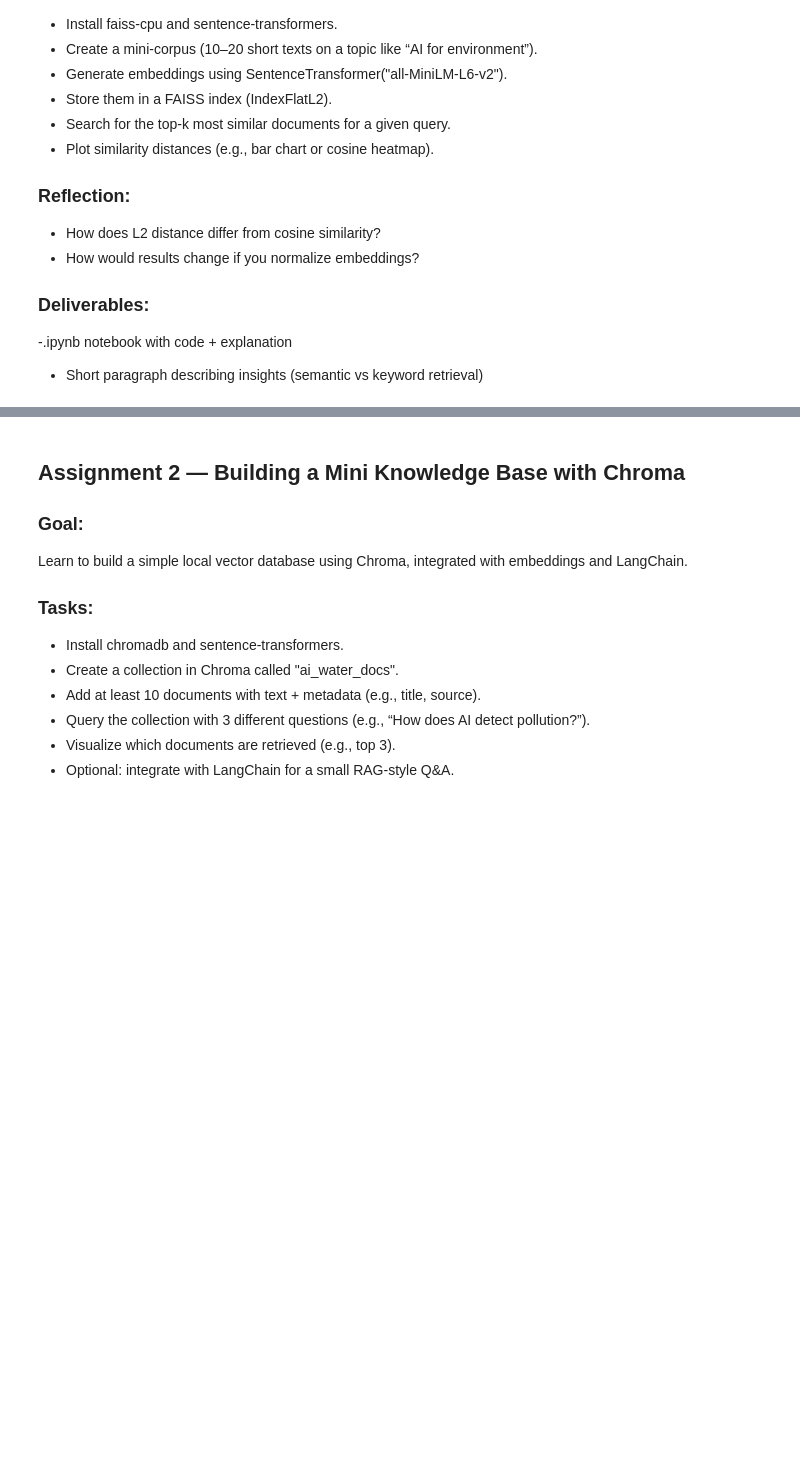
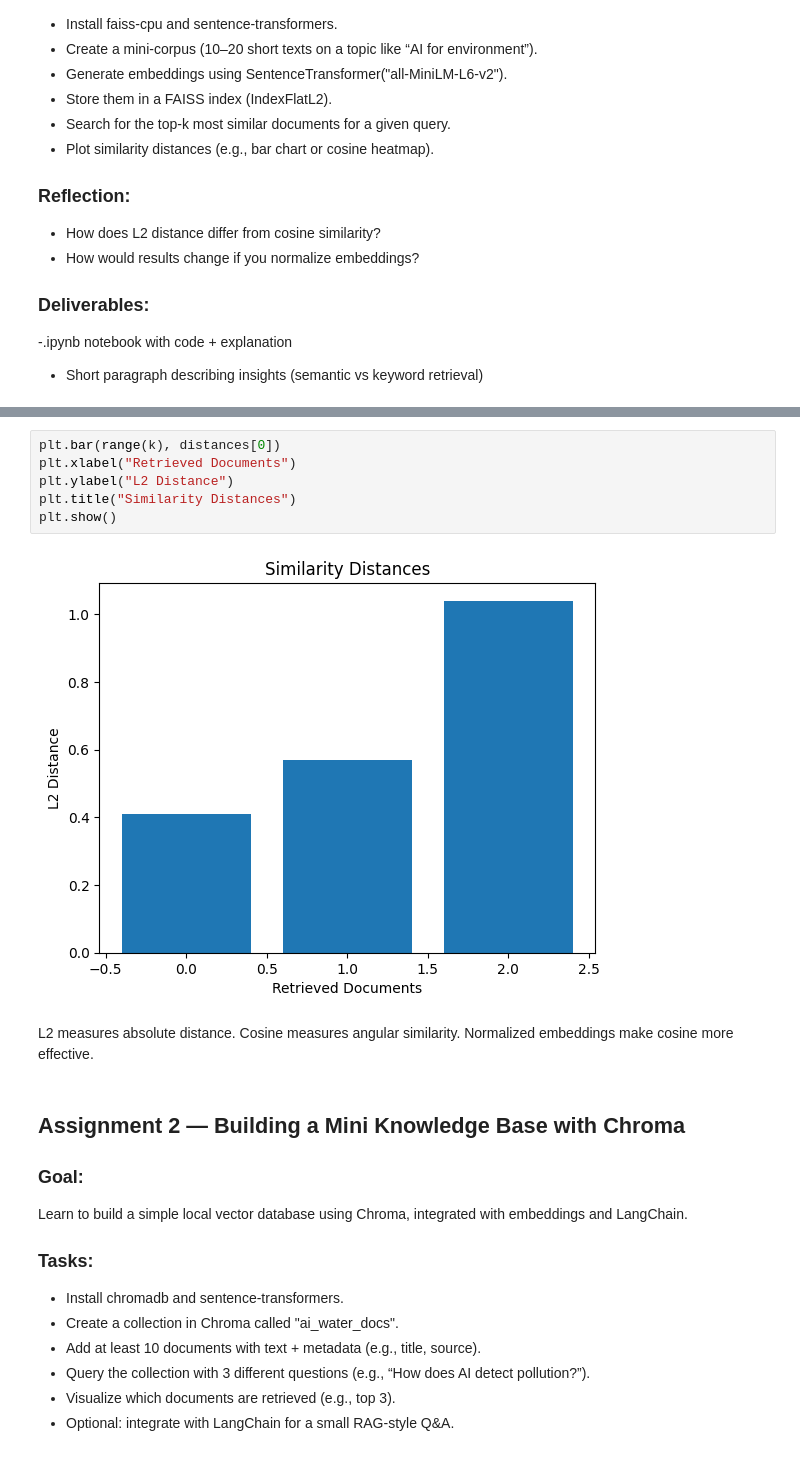
Before and after one commit to Mohith13/NLP, a Jupyter notebook: VectorDatabase.ipynb, the cells around one changed output, grey strips where cells are left out. Cells and saved outputs as stored; diff of their text form; blank space fills up the shorter version.

```diff
--- a/VectorDatabase.ipynb
+++ b/VectorDatabase.ipynb
@@ -89,3 +96,15 @@ Rank 3 (Doc 4, Distance: 1.3098): Smart grids use AI to balance renewable energy
+# %%
+plt.bar(range(k), distances[0])
+plt.xlabel("Retrieved Documents")
+plt.ylabel("L2 Distance")
+plt.title("Similarity Distances")
+plt.show()
+# %% [output]
+[figure, added]
+# %% [markdown]
+L2 measures absolute distance.
+Cosine measures angular similarity.
+Normalized embeddings make cosine more effective.
 # %% [markdown]
 ## Assignment 2 — Building a Mini Knowledge Base with Chroma
 
```
Also changed, not shown: parts of 17 cells of this notebook, 1 other file.
